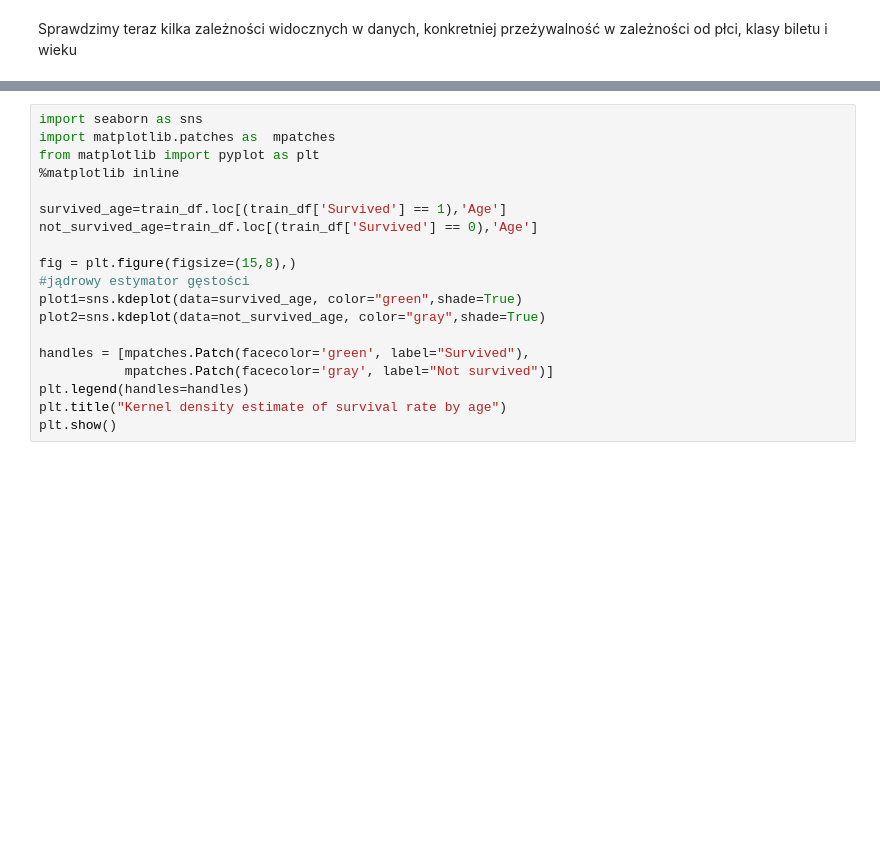
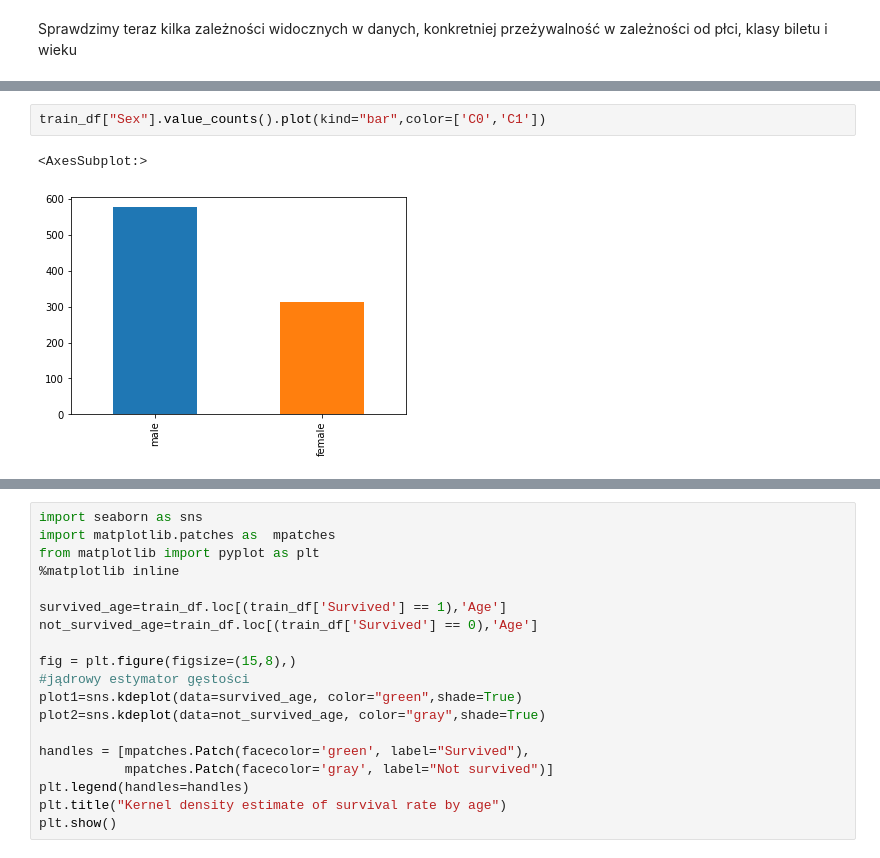
Before and after one commit to Physalium/PUMTitanic, a Jupyter notebook: titanicML.ipynb, the cells around one changed output, grey strips where cells are left out. Saved outputs shown, nothing was run; the diff lists cells and outputs as text; blank space fills up the shorter version.

Commit message:
plot-corrections, bayes+svc

```diff
--- a/titanicML.ipynb
+++ b/titanicML.ipynb
@@ -143,0 +134,5 @@ plot=sex_to_survival.plot.bar(figsize=(5, 5),x='Sex',y='Survived',rot=0,color=['
+# %%
+train_df["Sex"].value_counts().plot(kind="bar",color=['C0','C1'])
+# %% [output]
+<AxesSubplot:>
+[figure, added]
```
Also changed, not shown: parts of 11 cells of this notebook.
